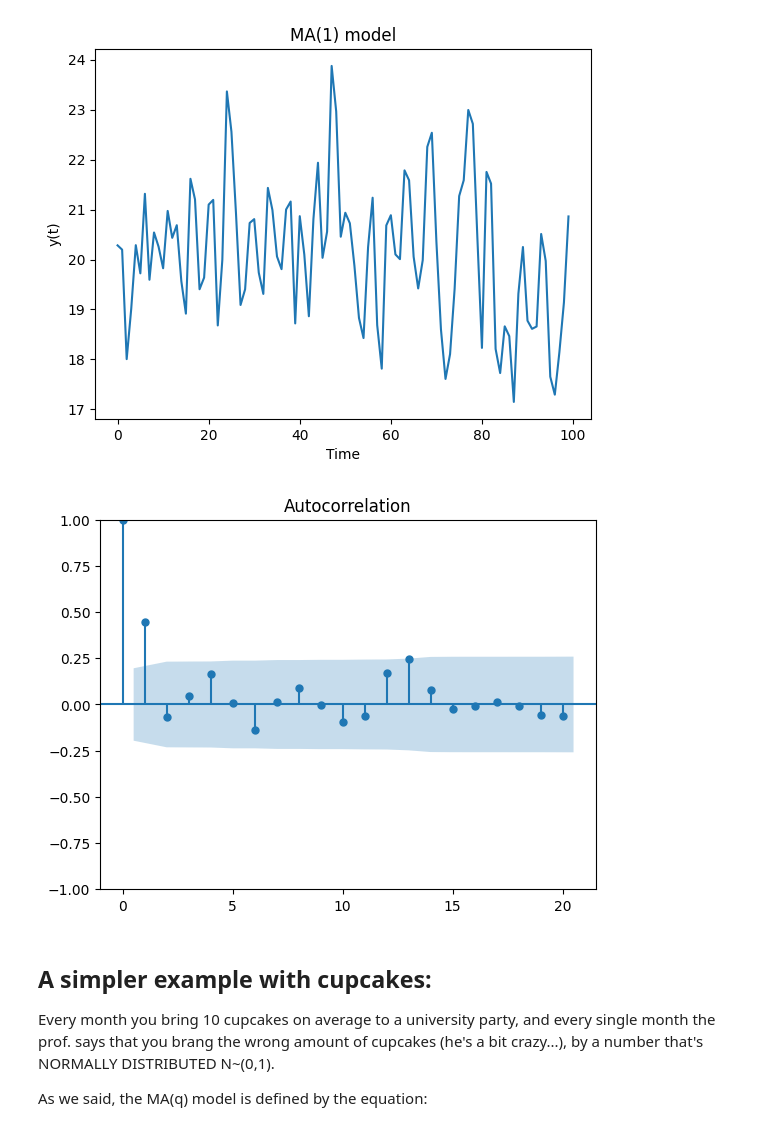
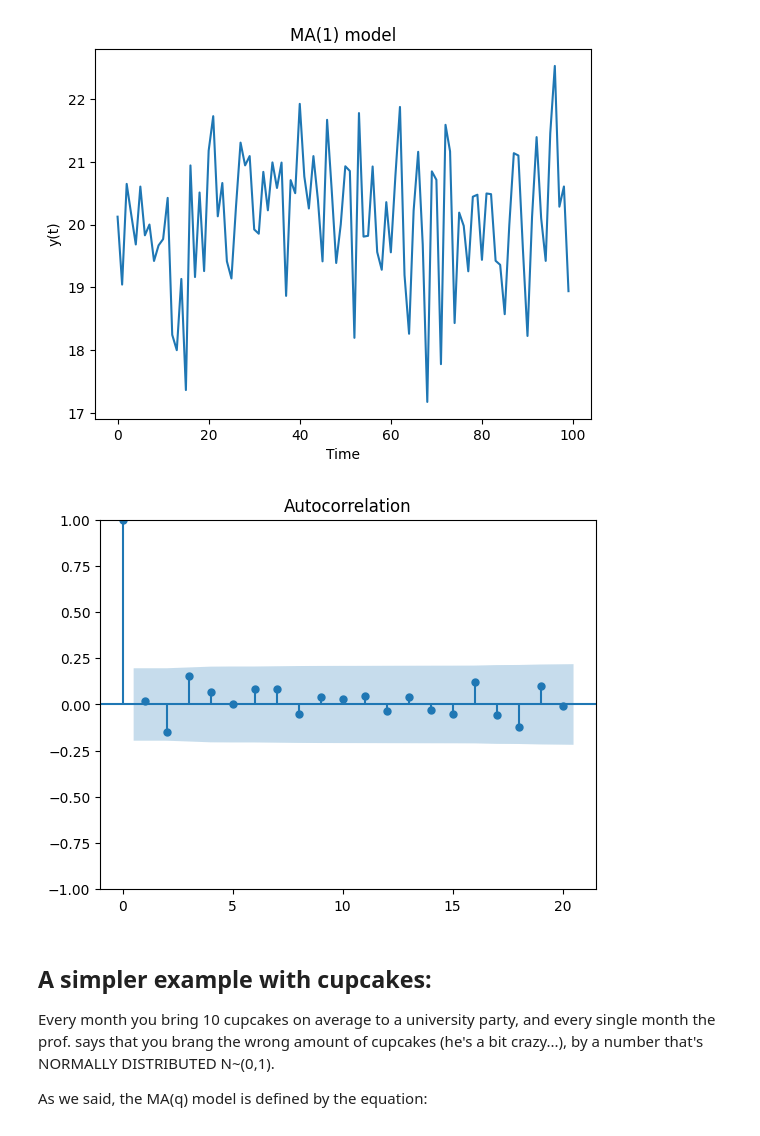
Before and after one commit to edoardoCame/PythonMiniTutorials, a Jupyter notebook: time series models/moving average model of order q.ipynb, the cells around one changed output. Drawn from its saved outputs; the diff is of its cells as text; code cells hidden in the pictures.

```diff
--- a/time series models/moving average model of order q.ipynb
+++ b/time series models/moving average model of order q.ipynb
@@ -12,33 +12,33 @@ from statsmodels.tsa.stattools import acf
 # %%
 import numpy as np
 import matplotlib.pyplot as plt
 
 def MAmodel(theta, c, n_simulations=100):
     epsilon = [np.random.normal(0, 1)]
     yt = [c + epsilon[0]]
 
     for i in range(1, n_simulations): #from the second position to the last
         epsilon.append(np.random.normal(0, 1)) #every iteration we add a new random number to the list
         yt.append(c + epsilon[i] + theta * epsilon[i-1]) #every iteration we add a new value to the list, which is
                                                          #the sum of the constant, the random number and the product
                                                          # of the previous random number and the theta value
 
     # Plot the time series
     plt.plot(yt)
     plt.title('MA(1) model')
     plt.xlabel('Time')
     plt.ylabel('y(t)')
     plt.show()
 
     #plot the acf
     plot_acf(yt, lags=20)
 
     return
 
-MAmodel(theta=0.8, c=20, n_simulations=100)
+MAmodel(theta=0.1, c=20, n_simulations=100)
 # %% [output]
-[figure, old version]
+[figure, new version]
-[figure, old version]
+[figure, new version]
 # %% [markdown]
 ## A simpler example with cupcakes:
 
```
